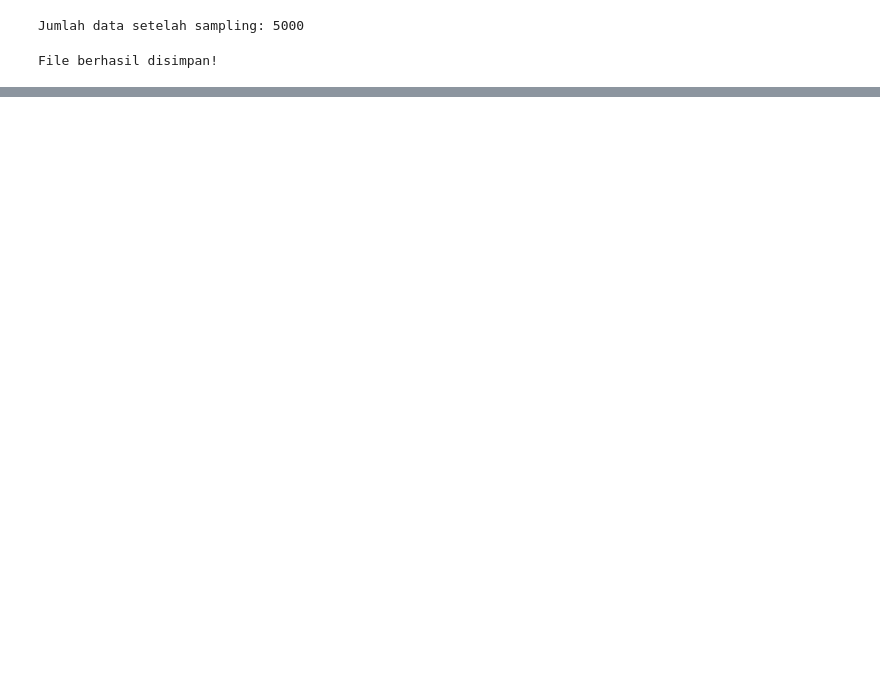
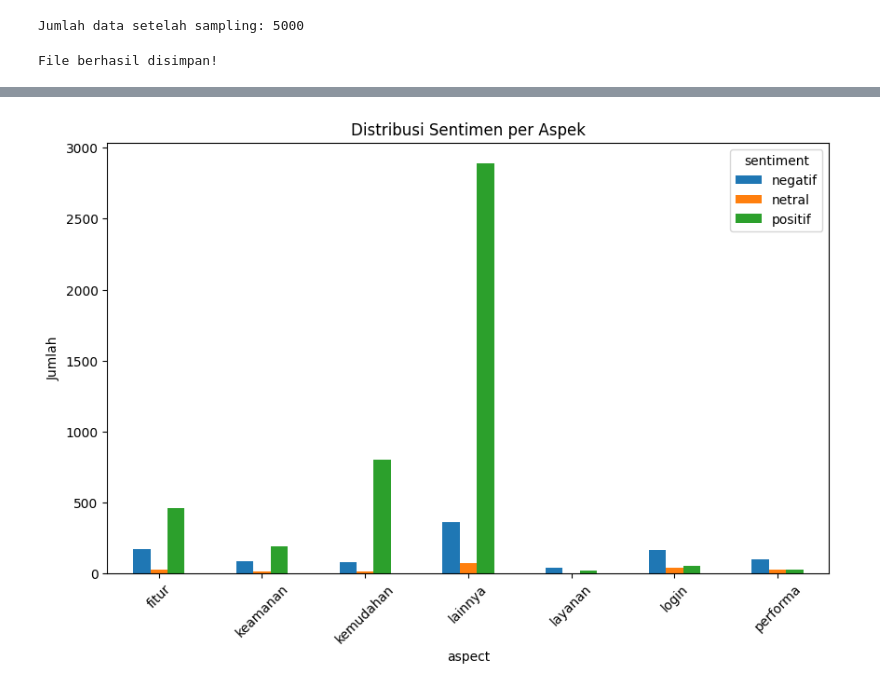
Before and after one commit to mukhairatil/ABSA_BRIMO_GooglePlaystore_IndoRoBERTa, a Jupyter notebook: absa_brimo_indoroberta.ipynb, the cells around one changed output, grey strips where cells are left out. Saved outputs shown, nothing was run; the diff lists cells and outputs as text; code cells hidden in the pictures; blank space fills up the shorter version.

```diff
--- a/absa_brimo_indoroberta.ipynb
+++ b/absa_brimo_indoroberta.ipynb
@@ -182,0 +426,22 @@ dtype: int64
+# %%
+df['aspect_list'] = df['clean_text'].apply(detect_multiple_aspects)
+# %%
+#expand dataset
+# 1️⃣ Hapus semua kolom bernama 'aspect'
+df = df.loc[:, ~df.columns.duplicated()]
+
+# 2️⃣ Kalau masih ada kolom aspect lama, hapus
+if 'aspect' in df.columns:
+    df = df.drop(columns=['aspect'])
+
+# 3️⃣ Buat ulang multi-aspect dari awal
+df['aspect_list'] = df['clean_text'].apply(detect_multiple_aspects)
+
+df_absa = df.explode('aspect_list').reset_index(drop=True)
+
+df_absa = df_absa.rename(columns={'aspect_list': 'aspect'})
+
+# 4️⃣ Sekarang buat input model
+df_absa['input_text'] = df_absa['aspect'].astype(str) + " : " + df_absa['clean_text'].astype(str)
+
+print(df_absa.head())
@@ -182,0 +474,8 @@ dtype: int64
+# %%
+#encode label sentimen
+from sklearn.preprocessing import LabelEncoder
+
+le = LabelEncoder()
+df_absa['label'] = le.fit_transform(df_absa['sentiment'])
+
+print(dict(zip(le.classes_, le.transform(le.classes_))))
@@ -182,0 +646,5 @@ dtype: int64
+# %%
+import pandas as pd
+
+aspect_sentiment = pd.crosstab(df_absa['aspect'], df_absa['sentiment'])
+print(aspect_sentiment)
@@ -182,0 +661,10 @@ dtype: int64
+# %%
+import matplotlib.pyplot as plt
+
+aspect_sentiment.plot(kind='bar', figsize=(10,6))
+plt.title("Distribusi Sentimen per Aspek")
+plt.ylabel("Jumlah")
+plt.xticks(rotation=45)
+plt.show()
+# %% [output]
+[figure, added]
```
Also changed, not shown: parts of 37 cells of this notebook.
